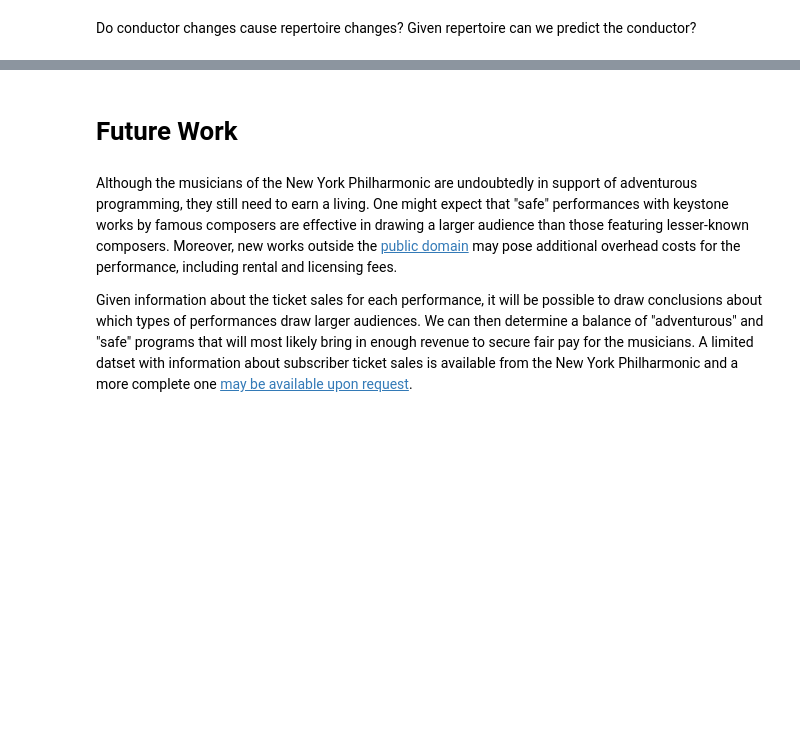
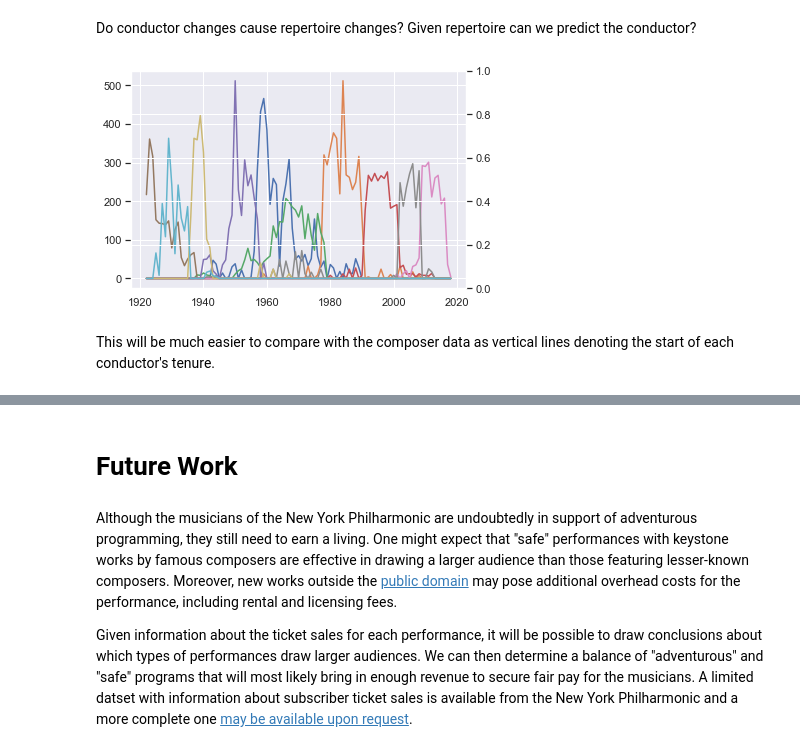
Before and after one commit to physinet/NY-Phil-EDA, a Jupyter notebook: EDA.ipynb, the cells around one changed output, grey strips where cells are left out. Cells and saved outputs as stored; diff of their text form; code cells hidden in the pictures; blank space fills up the shorter version.

```diff
--- a/EDA.ipynb
+++ b/EDA.ipynb
@@ -752,2 +752,21 @@ fig.subplots_adjust(wspace=0.3, hspace=0.3)
 # %% [markdown]
 Do conductor changes cause repertoire changes? Given repertoire can we predict the conductor?
+# %%
+# Conductor performances by season
+conductors = df.groupby('conductorName')['season'].value_counts()
+conductors
+
+df_num_cond = conductors.unstack().fillna(0)
+conductors_tot = df.conductorName.value_counts()
+df_num_cond = df_num_cond.reindex(index=conductors_tot.index).fillna(0)
+
+fig, ax = plt.subplots()
+for i in range(10):
+    ax.plot(df_num_cond.iloc[i].rolling(1).mean(), label=df_num_cond.index[i])
+ax2 = ax.twinx()
+# ax2.plot(df_num.iloc[23].rolling(3).mean())
+# ax.legend()
+# %% [output]
+[figure, added]
+# %% [markdown]
+This will be much easier to compare with the composer data as vertical lines denoting the start of each conductor's tenure.
```
Also changed, not shown: parts of 4 cells of this notebook.
